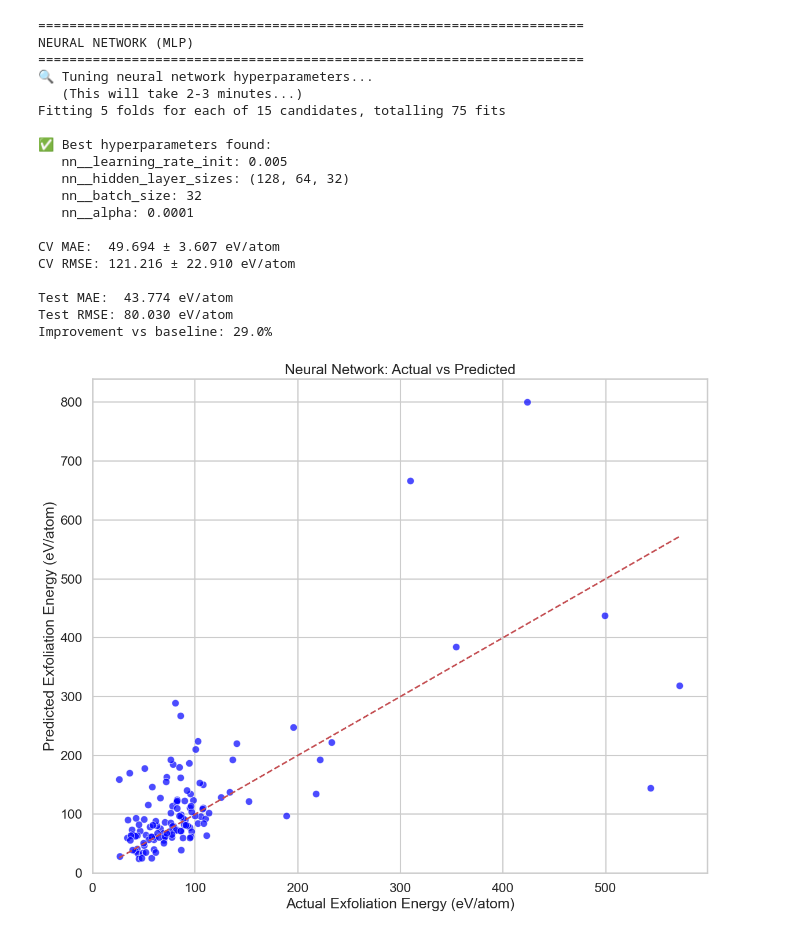
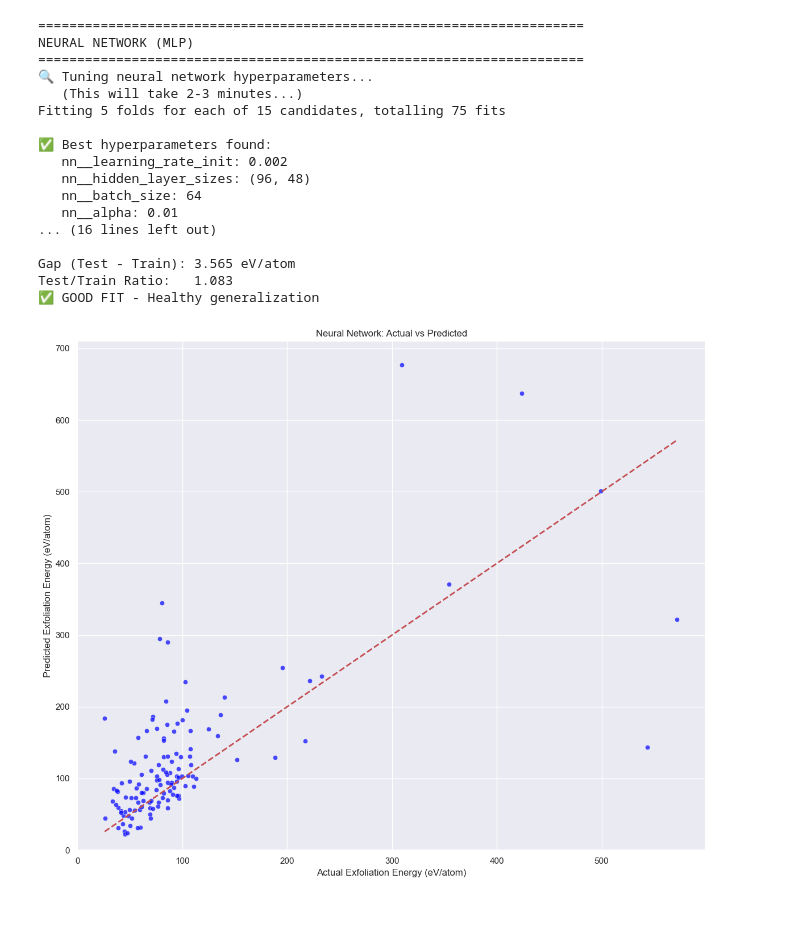
Before and after one commit to AttackOnBreakfast/cmse492_project, a Jupyter notebook: notebooks/exploratory/materials_eda.ipynb, the cells around one changed output. Cells and saved outputs as stored; diff of their text form; code cells hidden in the pictures.

```diff
--- a/notebooks/exploratory/materials_eda.ipynb
+++ b/notebooks/exploratory/materials_eda.ipynb
@@ -340,14 +431,12 @@ from sklearn.model_selection import RandomizedSearchCV
 # Hyperparameter grid
 param_dist = {
     'nn__hidden_layer_sizes': [
-        (256, 128, 64),
-        (512, 256, 128),
-        (256, 128),
-        (384, 192, 96),
-        (128, 64, 32)
+        (128, 64),
+        (128, 64, 32),
+        (96, 48),
     ],
-    'nn__alpha': [0.0001, 0.001, 0.01, 0.05],
-    'nn__learning_rate_init': [0.0001, 0.0005, 0.001, 0.005],
+    'nn__alpha': [0.001, 0.005, 0.01],
+    'nn__learning_rate_init': [0.001, 0.002],
     'nn__batch_size': [32, 64],
 }
 
@@ -355,13 +444,13 @@ param_dist = {
 nn_model = MLPRegressor(
     activation='relu',
     solver='adam',
-    max_iter=2000,
+    max_iter=1500,
     early_stopping=True,
-    validation_fraction=0.15,
-    n_iter_no_change=50,
+    validation_fraction=0.2,
+    n_iter_no_change=30,
     random_state=42,
-    verbose=False
 )
+
 
 nn_pipe = Pipeline([
     ("scaler", StandardScaler()),
@@ -401,45 +490,73 @@ print(f"CV RMSE: {cv_rmse_nn.mean():.3f} ± {cv_rmse_nn.std():.3f} eV/atom")
 
 # Test predictions
 y_pred_nn = nn_pipe.predict(X_test)
-
 nn_mae = mean_absolute_error(y_test, y_pred_nn)
 nn_rmse = np.sqrt(mean_squared_error(y_test, y_pred_nn))
+nn_test_r2 = r2_score(y_test, y_pred_nn)
+
+# Train predictions
+y_train_pred_nn = nn_pipe.predict(X_train)
+nn_train_mae = mean_absolute_error(y_train, y_train_pred_nn)
+nn_train_rmse = np.sqrt(mean_squared_error(y_train, y_train_pred_nn))
+nn_train_r2 = r2_score(y_train, y_train_pred_nn)
 
 print(f"\nTest MAE:  {nn_mae:.3f} eV/atom")
 print(f"Test RMSE: {nn_rmse:.3f} eV/atom")
+print(f"Test R²:   {nn_test_r2:.3f}")
 print(f"Improvement vs baseline: {((mae - nn_mae) / mae * 100):.1f}%")
+
+# Overfitting/Underfitting Check
+print("\n" + "-"*70)
+print("OVERFITTING/UNDERFITTING ANALYSIS:")
+print("-"*70)
+print(f"Train MAE: {nn_train_mae:.3f} eV/atom")
+print(f"Test MAE:  {nn_mae:.3f} eV/atom")
+print(f"Train R²:  {nn_train_r2:.3f}")
+print(f"Test R²:   {nn_test_r2:.3f}")
+
+nn_gap = nn_mae - nn_train_mae
+nn_ratio = nn_mae / nn_train_mae
+print(f"\nGap (Test - Train): {nn_gap:.3f} eV/atom")
+print(f"Test/Train Ratio:   {nn_ratio:.3f}")
+
+if nn_ratio < 1.05:
+    print("⚠️  UNDERFITTING - Model is too simple")
+elif 1.05 <= nn_ratio <= 1.20:
+    print("✅ GOOD FIT - Healthy generalization")
+elif 1.20 < nn_ratio <= 1.40:
+    print("⚠️  SLIGHT OVERFITTING - Some memorization")
+else:
+    print("❌ SEVERE OVERFITTING - Memorizing training data")
 
 # Plot
 plt.figure(figsize=(12,10))
 sns.scatterplot(x=y_test, y=y_pred_nn, alpha=0.7, color='blue')
 lims = [y_test.min(), y_test.max()]
 plt.plot(lims, lims, "r--", lw=2)
 plt.xlabel("Actual Exfoliation Energy (eV/atom)")
 plt.ylabel("Predicted Exfoliation Energy (eV/atom)")
 plt.title("Neural Network: Actual vs Predicted")
 plt.xlim(0)
 plt.ylim(0)
 plt.tight_layout()
 plt.savefig(FIG_DIR / "nn_predictions.png", dpi=300)
 plt.show()
 # %% [output]
 ======================================================================
 NEURAL NETWORK (MLP)
 ======================================================================
 🔍 Tuning neural network hyperparameters...
    (This will take 2-3 minutes...)
 Fitting 5 folds for each of 15 candidates, totalling 75 fits
 
 ✅ Best hyperparameters found:
-   nn__learning_rate_init: 0.005
-   nn__hidden_layer_sizes: (128, 64, 32)
-   nn__batch_size: 32
-   nn__alpha: 0.0001
+   nn__learning_rate_init: 0.002
+   nn__hidden_layer_sizes: (96, 48)
+   nn__batch_size: 64
+   nn__alpha: 0.01
+... (16 lines left out)
 
-CV MAE:  49.694 ± 3.607 eV/atom
-CV RMSE: 121.216 ± 22.910 eV/atom
-
-Test MAE:  43.774 eV/atom
-Test RMSE: 80.030 eV/atom
-Improvement vs baseline: 29.0%
+Gap (Test - Train): 3.565 eV/atom
+Test/Train Ratio:   1.083
+✅ GOOD FIT - Healthy generalization
-[figure, old version]
+[figure, new version]
```
Also changed, not shown: parts of 10 cells of this notebook, 18 other files.
